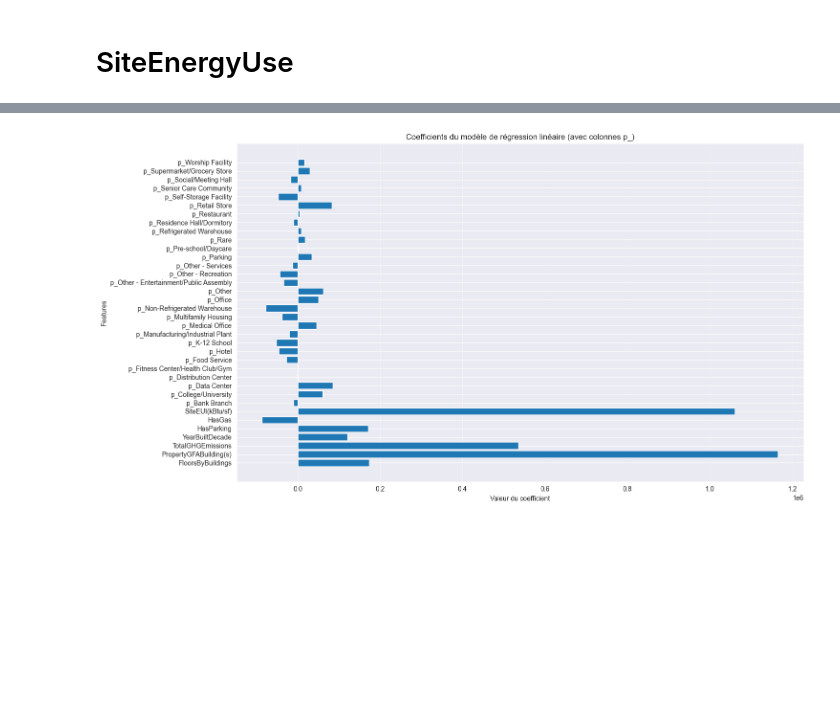
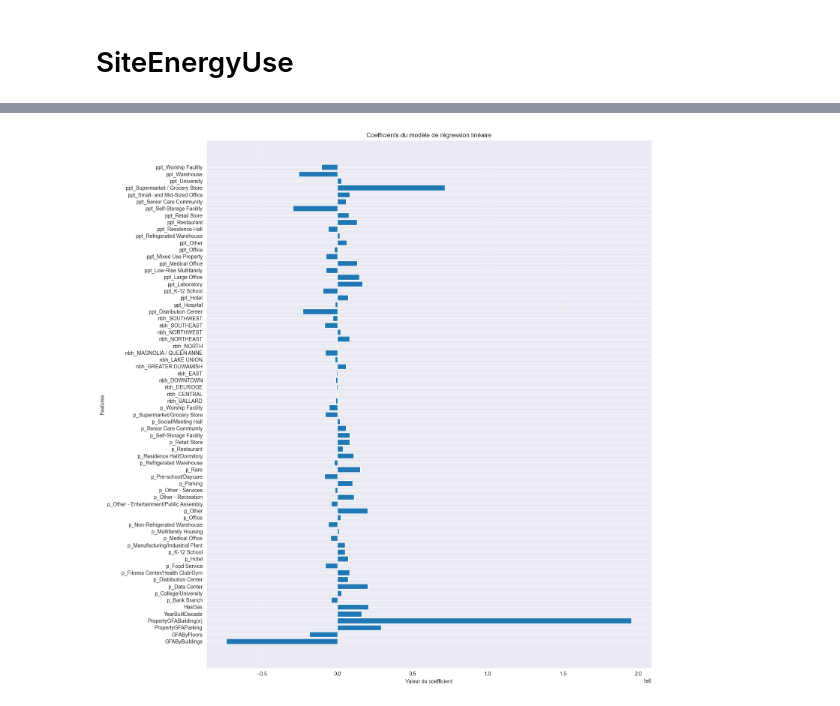
Before and after one commit to ticoraph/PredictDataBuilding, a Jupyter notebook: 3_Feature_Modelisation.ipynb, the cells around one changed output, grey strips where cells are left out. Drawn from its saved outputs; the diff is of its cells as text; code cells hidden in the pictures; blank space fills up the shorter version.

```diff
--- a/3_Feature_Modelisation.ipynb
+++ b/3_Feature_Modelisation.ipynb
@@ -32,19 +32,23 @@ bc = pd.read_csv('seatle_after_feature_engineering.csv')
 # %% [markdown]
 # SiteEnergyUse
 # %%
-# Calcul de la consommation d'electricite au m2
-bc['ElectricityByGFA'] = bc['Electricity(kBtu)'] / bc['PropertyGFABuilding(s)']
-#print(bc['ElectricityByGFA'])
+# Calcul de la surface par batiment
+a = bc['PropertyGFABuilding(s)']
+b = bc['NumberofBuildings']
+bc['GFAByBuildings'] = np.divide(a, b, out=np.zeros_like(a), where=b!=0)
 
-# Calcul du nombre d'étages par batiment
-bc['FloorsByBuildings'] = (bc['NumberofBuildings'] * bc['NumberofFloors'])
-#print(bc['FloorsByBuildings'])
+# Calcul de la surface par etages
+a = bc['PropertyGFABuilding(s)']
+b = bc['NumberofFloors']
+bc['GFAByFloors'] = np.divide(a, b, out=np.zeros_like(a), where=b!=0)
 
-base_columns = ['FloorsByBuildings', 'PropertyGFABuilding(s)',  'TotalGHGEmissions', 'YearBuiltDecade', 'HasParking', 'HasGas', 'SiteEUI(kBtu/sf)']
+base_columns = ['GFAByBuildings', 'GFAByFloors', 'PropertyGFAParking','PropertyGFABuilding(s)','YearBuiltDecade', 'HasGas']
 p_columns = [col for col in bc.columns if col.startswith('p_')]
-all_columns = base_columns + p_columns
+ppt_columns = [col for col in bc.columns if col.startswith('ppt_')]
+nbh_columns = [col for col in bc.columns if col.startswith('nbh_')]
+all_columns = base_columns + p_columns  + nbh_columns  + ppt_columns
+
 X = bc[all_columns]
-
 y = bc['SiteEnergyUse(kBtu)']
 
 #######################################
@@ -57,30 +61,48 @@ dummy.fit(X_train, y_train)
 y_pred = dummy.predict(X_test)
 
 # Évaluation
-print("DummyRegressor R² :", r2_score(y_test, y_pred)*100)
+print("DummyRegressor R² :", r2_score(y_test, y_pred))
+print("DummyRegressor MAE :", mean_absolute_error(y_test, y_pred))
 print("DummyRegressor MAPE :", mean_absolute_percentage_error(y_test, y_pred)*100)
 print("DummyRegressor RMSE :", mean_squared_error(y_test, y_pred))
+print("#######################################")
 
 #######################################
 #######################################
 
+X_train, X_test, y_train, y_test = train_test_split(X, y, train_size=0.8, random_state=666)
+
 scaler = StandardScaler()
-X_Scaler = scaler.fit_transform(X)
-X_train, X_test, y_train, y_test = train_test_split( X_Scaler, y, train_size=0.8, random_state=666)
+X_train_scaler = scaler.fit_transform(X_train)
+X_test_scaler = scaler.fit_transform(X_test)
+
 model = LinearRegression()
+model.fit(X_train_scaler, y_train)
 
-model.fit(X_train, y_train)
-y_pred_train = model.predict(X_train)
-y_pred_test = model.predict(X_test)
+y_pred = model.predict(X_test_scaler)
 
-print(f"LinearRegression Coeff: {model.coef_}")
+#print(f"LinearRegression Coeff: {model.coef_}")
 
-print(f"LinearRegression R²: {r2_score(y_test, y_pred_test)*100}")
-print(f"LinearRegression MAPE: {mean_absolute_percentage_error(y_test, y_pred_test)*100}")
-print(f"LinearRegression RMSE: {mean_squared_error(y_test, y_pred_test)}")
+print(f"LinearRegression R²: {r2_score(y_test, y_pred)}")
+print("LinearRegression MAE :", mean_absolute_error(y_test, y_pred))
+print(f"LinearRegression MAPE: {mean_absolute_percentage_error(y_test, y_pred)*100}")
+print(f"LinearRegression RMSE: {mean_squared_error(y_test, y_pred)}")
+print("#######################################")
+
+plt.figure(figsize=(15, 15))  # Plus large pour accommoder plus de features
+
+plt.barh(list(X.columns), model.coef_)
+plt.title('Coefficients du modèle de régression linéaire')
+plt.xlabel('Valeur du coefficient')
+plt.ylabel('Features')
+plt.grid(axis='x', alpha=0.3)
+plt.tight_layout()
+plt.show()
 
 #######################################
 #######################################
+
+X_train, X_test, y_train, y_test = train_test_split(X, y, train_size=0.8, random_state=666)
 
 # Pipeline avec scaling (indispensable pour SVR)
 svr = Pipeline([
@@ -95,36 +117,30 @@ svr.fit(X_train, y_train)
 y_pred = svr.predict(X_test)
 
 # Évaluation
-print("SVR R² :", r2_score(y_test, y_pred)*100)
+print("SVR R² :", r2_score(y_test, y_pred))
+print("SVR MAE :", mean_absolute_error(y_test, y_pred))
 print("SVR MAPE :", mean_absolute_percentage_error(y_test, y_pred)*100)
 print("SVR RMSE :", mean_squared_error(y_test, y_pred))
+print("#######################################")
+
 
 #######################################
 #######################################
 
-plt.figure(figsize=(15, 8))  # Plus large pour accommoder plus de features
+X_train, X_test, y_train, y_test = train_test_split(X, y, train_size=0.8, random_state=666)
 
-# Graphique horizontal pour mieux lire les noms de colonnes
-plt.barh(list(X.columns), model.coef_)
-plt.title('Coefficients du modèle de régression linéaire (avec colonnes p_)')
-plt.xlabel('Valeur du coefficient')
-plt.ylabel('Features')
-plt.grid(axis='x', alpha=0.3)
-plt.tight_layout()
-plt.show()
+# Entraînement
+rf = RandomForestRegressor(n_estimators=200, random_state=666)
+rf.fit(X_train, y_train)
 
-#########  validation croisée #########
+# Importances
+importances = rf.feature_importances_
 
-######### StandardScaler #########
+# Associer noms de colonnes + importance
+feat_importances = pd.DataFrame({
+    "feature": X_train.columns,
+    "importance": importances
+}).sort_values("importance", ascending=False)
 
-######### Inférence #########
-
-######### Evaluation #########
-# R² : proportion de variance expliquée.
-# MAE (Mean Absolute Error) : erreur absolue moyenne.
-# RMSE (Root Mean Squared Error) : pénalise plus fortement les grosses erreurs.
-
-######### Interprétation #########
-#Comparer les métriques train/test pour juger du sur-apprentissage.
-#Déterminer le modèle le plus performant et le plus robuste.
+print(feat_importances)
 # %% [output]
@@ -149 +157 @@ SVR RMSE : 5670919838498.106
-[figure, old version]
+[figure, new version]
```
Also changed, not shown: parts of 5 cells of this notebook, 3 other files.
